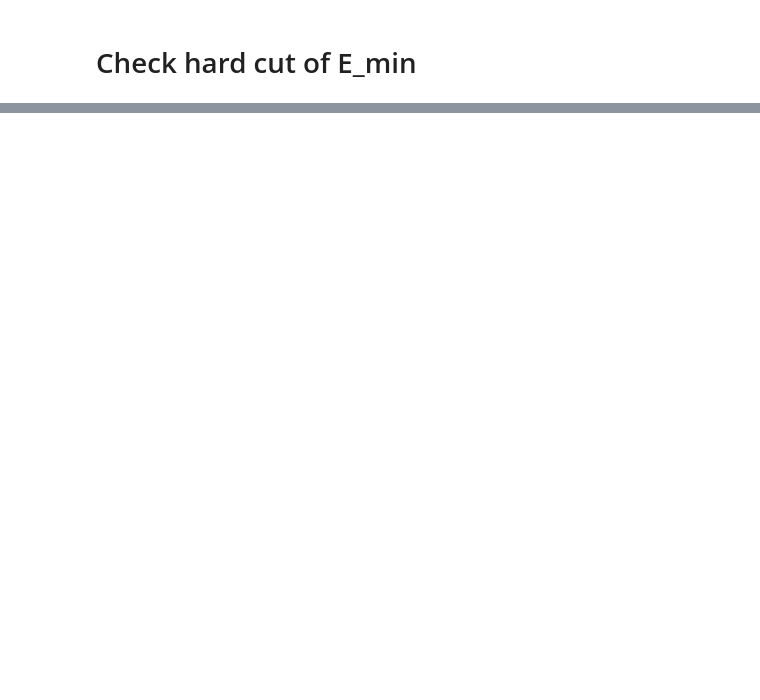
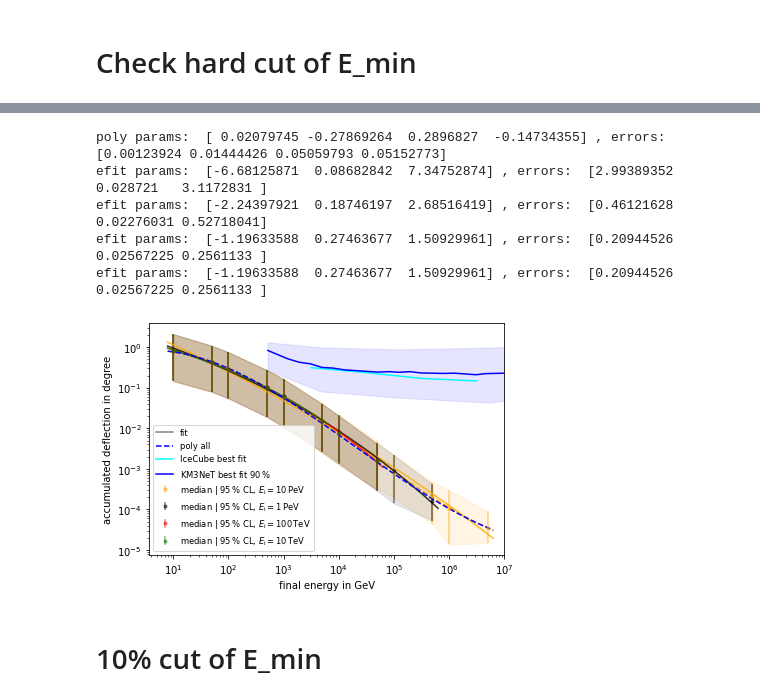
Before and after one commit to pascalgutjahr/muon-deflection-paper, a Jupyter notebook: deflection/total_defl_combined_moliere.ipynb, the cells around one changed output, grey strips where cells are left out. Saved outputs shown, nothing was run; the diff lists cells and outputs as text; code cells hidden in the pictures; blank space fills up the shorter version.

Commit message:
finish tot defl moliere using 10 perecent of E_min

```diff
--- a/deflection/total_defl_combined_moliere.ipynb
+++ b/deflection/total_defl_combined_moliere.ipynb
@@ -27,8 +27,9 @@ os.system('mkdir -p {}'.format(df_dir))
 # E_i = 1 PeV
 # %%
 df_dict_unsorted = {}
-for i, hdf in enumerate(sorted(os.listdir('data/total_defl_combined_moliere_1PeV/'))):
-    df = pd.read_hdf('data/total_defl_combined/{}'.format(hdf), key='seed_3')
+path = 'data/total_defl_combined_moliere_1PeV/'
+for i, hdf in enumerate(sorted(os.listdir(path))):
+    df = pd.read_hdf(path + hdf, key='seed_3')
     df_dict_unsorted['df_%02d' %(i+1)] = df
 
 
@@ -71,8 +88,9 @@ if save_plot:
 # E_i = 100 TeV
 # %%
 df_dict_unsorted = {}
-for i, hdf in enumerate(sorted(os.listdir('data/total_defl_combined_moliere_100TeV/'))):
-    df = pd.read_hdf('data/total_defl_combined_02/{}'.format(hdf), key='seed_3')
+path = 'data/total_defl_combined_moliere_100TeV/'
+for i, hdf in enumerate(sorted(os.listdir(path))):
+    df = pd.read_hdf(path + hdf, key='seed_3')
     df_dict_unsorted['df_%02d' %(i+1)] = df
 
 
@@ -91,8 +109,8 @@ dict_keys(['df_01'])
 # E_i = 10 TeV
 # %%
 df_dict_unsorted = {}
-for i, hdf in enumerate(sorted(os.listdir('data/total_defl_combined_moliere_10TeV/'))):
-    df = pd.read_hdf('data/total_defl_combined_03/{}'.format(hdf), key='seed_3')
+for i, hdf in enumerate(sorted(os.listdir(path))):
+    df = pd.read_hdf(path + hdf, key='seed_3')
     df_dict_unsorted['df_%02d' %(i+1)] = df
 
 
@@ -111,8 +129,9 @@ dict_keys(['df_01'])
 # E_i = 10 PeV
 # %%
 df_dict_unsorted = {}
-for i, hdf in enumerate(sorted(os.listdir('data/total_defl_combined_moliere_10PeV/'))):
-    df = pd.read_hdf('data/total_defl_combined_04/{}'.format(hdf), key='seed_3')
+path = 'data/total_defl_combined_moliere_10PeV/'
+for i, hdf in enumerate(sorted(os.listdir(path))):
+    df = pd.read_hdf(path + hdf, key='seed_3')
     df_dict_unsorted['df_%02d' %(i+1)] = df
 
 
@@ -605,36 +701,45 @@ plt.fill_between(E_f_10, np.array(deflection_median_10_cut)-np.array(deflection_
 plt.plot(0, 0, '-', color='grey', label='fit')
 
 x = np.logspace(0.9, 6.8, 1000)
-plt.plot(x, np.power(10, poly(np.log10(x), 0.02777554, -0.34624764,  0.43784389, -0.24276668)), '--', color='blue', alpha=1, label='poly all')
+plt.plot(x, np.power(10, poly(np.log10(x), 0.02346311, -0.30322558, 0.34082957, -0.17725468)), '--', color='blue', alpha=1, label='poly all')
 
 # IceCube 2021
 IceCube_median_error_E = [3154.6222956675642, 31393.67119012529, 318535.5398366218, 3139367.1190125225]
 IceCube_median_error_theta = [0.3132923103706559, 0.23583164894478967, 0.1696125188412025, 0.147416292664677]
 plt.plot(IceCube_median_error_E, IceCube_median_error_theta, '-', color='cyan', label='IceCube best fit')
 
 # KM3NeT 2016
 KM3NeT_median_error_E = [522.4356285756223, 1216.8748116390357, 1943.231716329505, 3103.1536417971624,
                          4955.437091562044, 7913.355122889535, 12636.864951346342, 50689.50296608002,
                          83427.93140908847, 121687.48116390369, 194323.17163295028, 315036.3417558579,
                          779476.9527719838, 1263686.4951346342, 3079814.718585156, 4560541.30436924,
                          9850144.98486653, 20642110.490612086, 32469485.711770043, 48811773.81527156]
 KM3NeT_median_error_theta = [0.827576632070297, 0.5123763092955053, 0.42403066039938264, 0.38818709714958904,
                              0.31722679466012654, 0.305443935560202, 0.2761187447596839, 0.24338923735390608,
                              0.24960901930441665, 0.2403377094590886, 0.24960901930441665, 0.2314107669226327,
                              0.22564445080444856, 0.22850942083969703, 0.20919338394904638, 0.22281540074690914,
                              0.22850942083969703, 0.23434895091387908, 0.22850942083969703, 0.24647950999050272]
 plt.plot(KM3NeT_median_error_E, KM3NeT_median_error_theta, '-', color='blue', label='KM3NeT best fit $90\,$%')
 x = [514.606668672977, 4665.0087107025565,  123538.77161286505, 5224356.285756218, 1e7]
 y_low = [0.27265686591460175, 0.08120617245807966, 0.05703801243761694, 0.04321320106658356, 0.0478]
 y_up = [1.3199210201931573, 0.9874623548354361, 0.8814658257473126, 0.9750819022171437, 1.01]
 plt.fill_between(x, y_low, y_up, alpha=0.1, color='blue')
 
 plt.xscale('log')
 plt.yscale('log')
 plt.xlabel('final energy in GeV')
 plt.ylabel('accumulated deflection in degree')
 plt.xlim(right=1e7)
 plt.legend(fontsize='small', loc='lower left')
 plt.tight_layout()
 if save_plot:
     plt.savefig(plot_dir + 'fit_median_defl_cut.pdf')
+# %% [output]
+poly params:  [ 0.02079745 -0.27869264  0.2896827  -0.14734355] , errors:  [0.00123924 0.01444426 0.05059793 0.05152773]
+efit params:  [-6.68125871  0.08682842  7.34752874] , errors:  [2.99389352 0.028721   3.1172831 ]
+efit params:  [-2.24397921  0.18746197  2.68516419] , errors:  [0.46121628 0.02276031 0.52718041]
+efit params:  [-1.19633588  0.27463677  1.50929961] , errors:  [0.20944526 0.02567225 0.2561133 ]
+efit params:  [-1.19633588  0.27463677  1.50929961] , errors:  [0.20944526 0.02567225 0.2561133 ]
+[figure, added]
+# %% [markdown]
+# 10% cut of E_min
```
Also changed, not shown: parts of 18 cells of this notebook, 1 other file.
